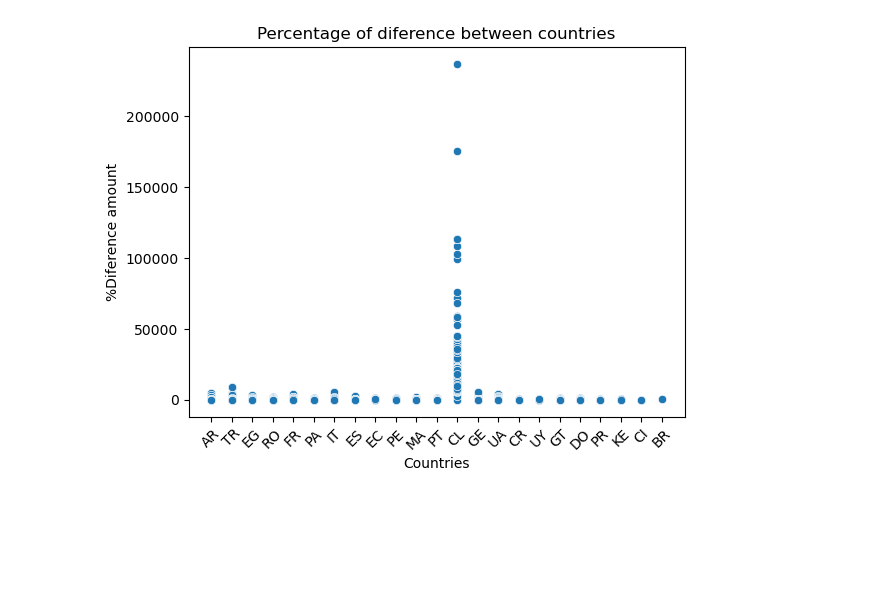
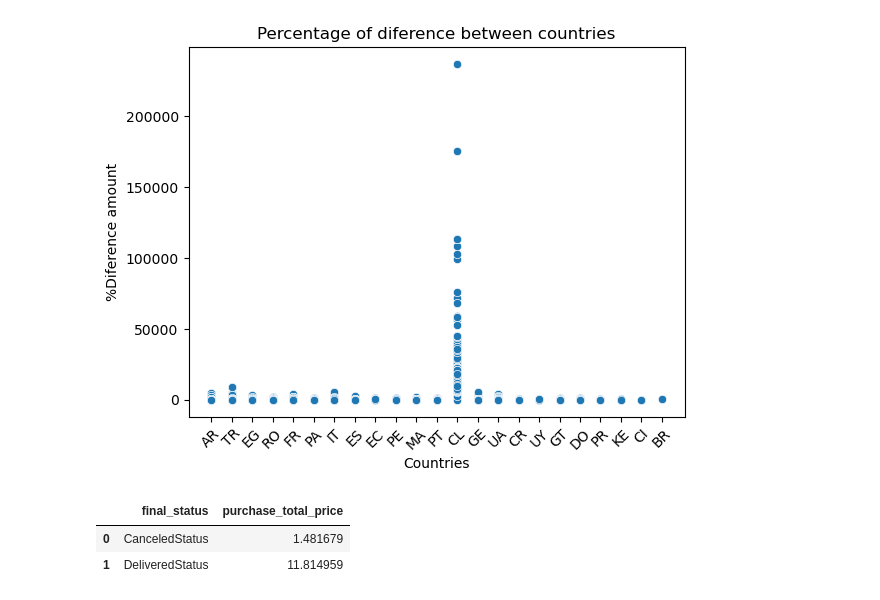
Before and after one commit to UriCVV/products-analytics-delivery-app, a Jupyter notebook: src/data-exploration.ipynb, the cells around one changed output. Cells and saved outputs as stored; diff of their text form; code cells hidden in the pictures; blank space fills up the shorter version.

```diff
--- a/src/data-exploration.ipynb
+++ b/src/data-exploration.ipynb
@@ -257,0 +275,6 @@ plt.show();
+# %%
+orders.groupby("final_status")["purchase_total_price"].mean().reset_index()
+# %% [output]
+|  | final_status | purchase_total_price |
+| 0 | CanceledStatus | 1.481679 |
+| 1 | DeliveredStatus | 11.814959 |
```
Also changed, not shown: parts of 6 cells of this notebook.
